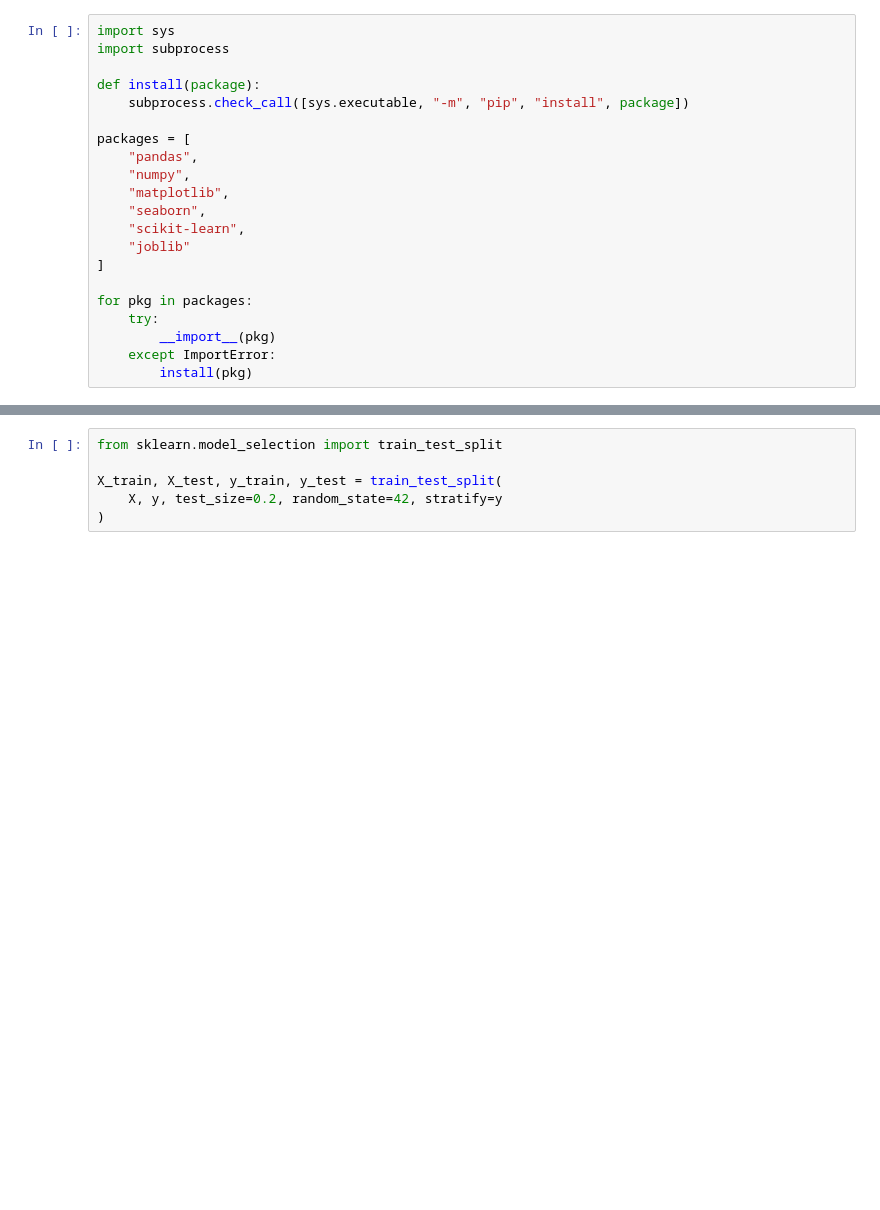
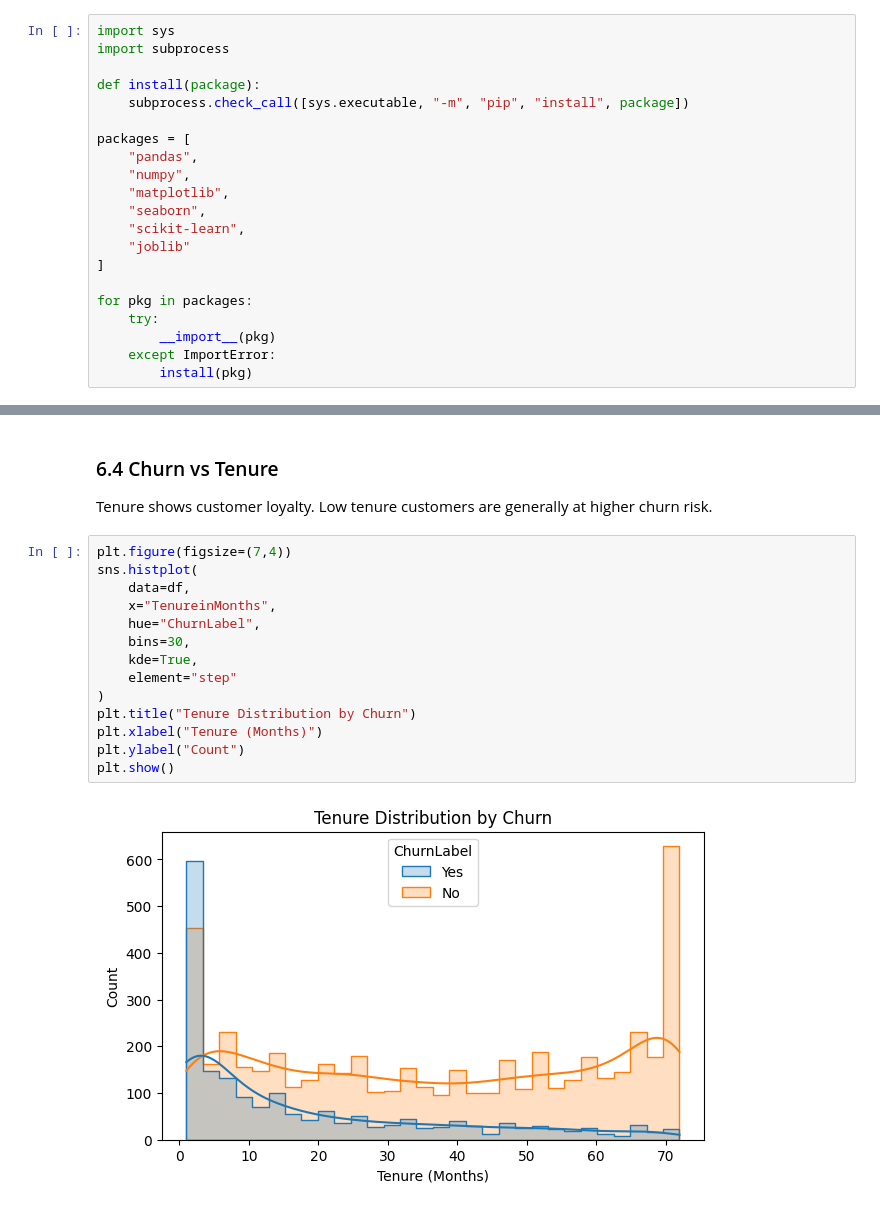
Before and after one commit to Vishaldubey2210/Churn_Model, a Jupyter notebook: notebooks/churn_analysis.ipynb, the cells around one changed output, grey strips where cells are left out. Saved outputs shown, nothing was run; the diff lists cells and outputs as text; blank space fills up the shorter version.

```diff
--- a/notebooks/churn_analysis.ipynb
+++ b/notebooks/churn_analysis.ipynb
@@ -148,6 +244,21 @@ y = df["ChurnLabel"]
+# %% [markdown]
+### 6.4 Churn vs Tenure
+
+Tenure shows customer loyalty.
+Low tenure customers are generally at higher churn risk.
 # %%
-from sklearn.model_selection import train_test_split
-
-X_train, X_test, y_train, y_test = train_test_split(
-    X, y, test_size=0.2, random_state=42, stratify=y
+plt.figure(figsize=(7,4))
+sns.histplot(
+    data=df,
+    x="TenureinMonths",
+    hue="ChurnLabel",
+    bins=30,
+    kde=True,
+    element="step"
 )
+plt.title("Tenure Distribution by Churn")
+plt.xlabel("Tenure (Months)")
+plt.ylabel("Count")
+plt.show()
+# %% [output]
+[figure, added]
```
Also changed, not shown: parts of 65 cells of this notebook, 4 other files.
